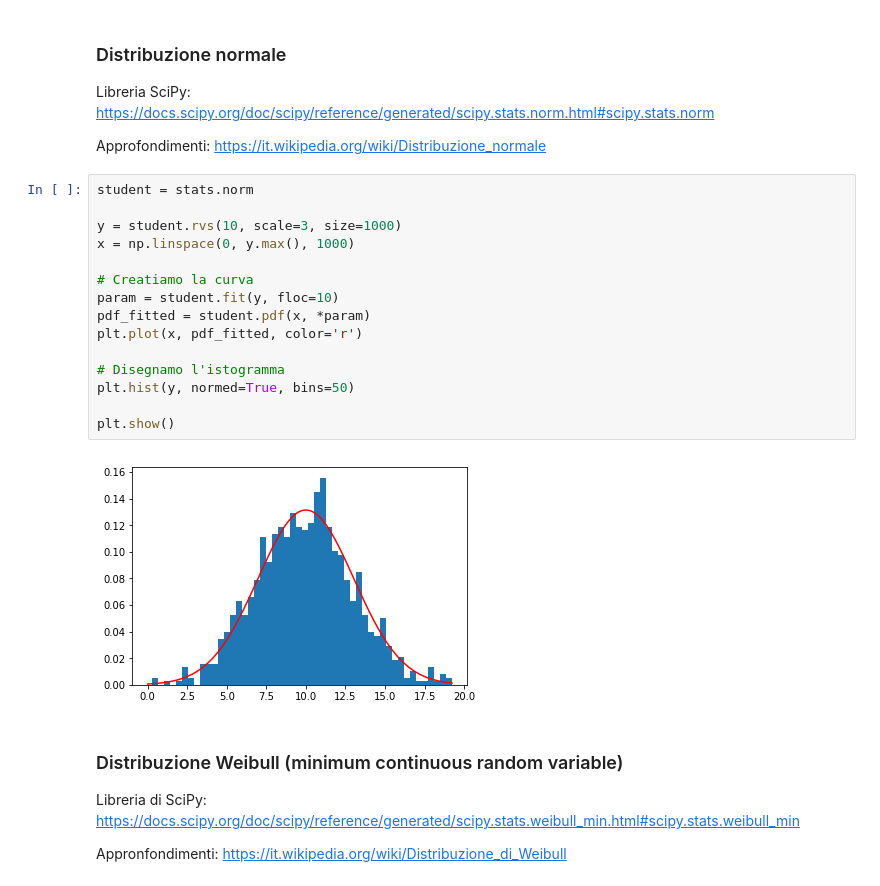
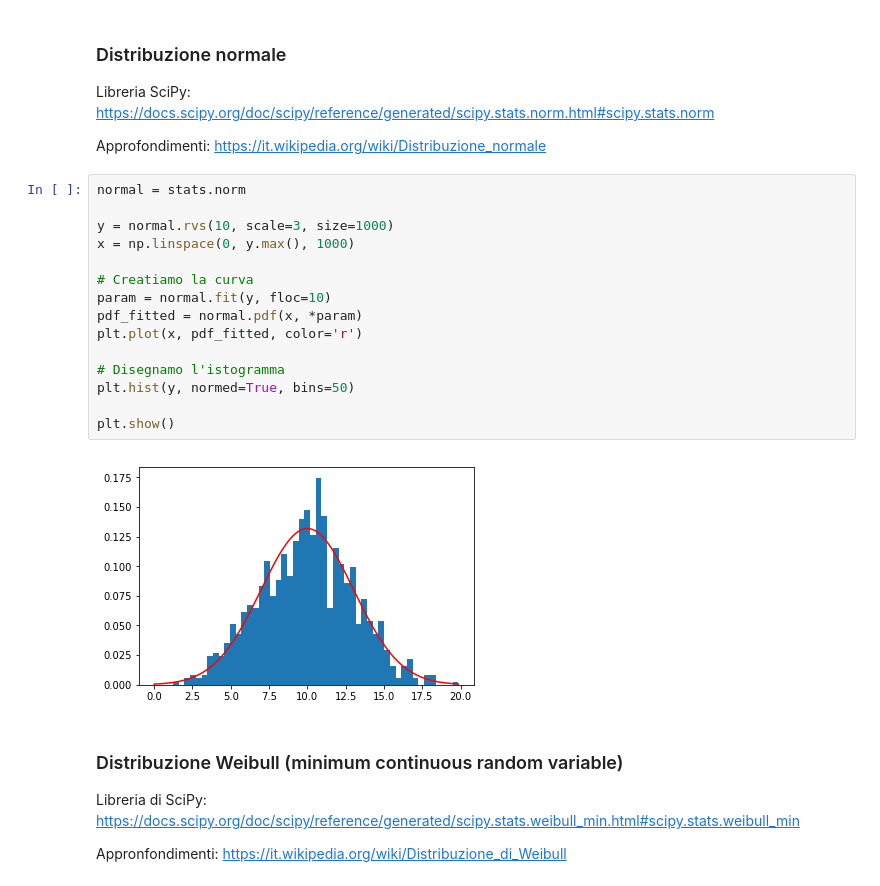
Before and after one commit to astrastefania/corso-engim-ifts, a Jupyter notebook: Strumenti/04_matplotlib_intro.ipynb, the cells around one changed output. Saved outputs shown, nothing was run; the diff lists cells and outputs as text.

```diff
--- a/Strumenti/04_matplotlib_intro.ipynb
+++ b/Strumenti/04_matplotlib_intro.ipynb
@@ -90,22 +148,22 @@ https://docs.scipy.org/doc/scipy/reference/generated/scipy.stats.norm.html#scipy
 
 Approfondimenti: https://it.wikipedia.org/wiki/Distribuzione_normale
 # %%
-student = stats.norm
+normal = stats.norm
 
-y = student.rvs(10, scale=3, size=1000)
+y = normal.rvs(10, scale=3, size=1000)
 x = np.linspace(0, y.max(), 1000)
 
 # Creatiamo la curva
-param = student.fit(y, floc=10)
-pdf_fitted = student.pdf(x, *param)
+param = normal.fit(y, floc=10)
+pdf_fitted = normal.pdf(x, *param)
 plt.plot(x, pdf_fitted, color='r')
 
 # Disegnamo l'istogramma
 plt.hist(y, normed=True, bins=50)
 
 plt.show()
 # %% [output]
-[figure, old version]
+[figure, new version]
 # %% [markdown]
 ### Distribuzione Weibull (minimum continuous random variable)
 
```
Also changed, not shown: parts of 7 cells of this notebook, 2 other files.
